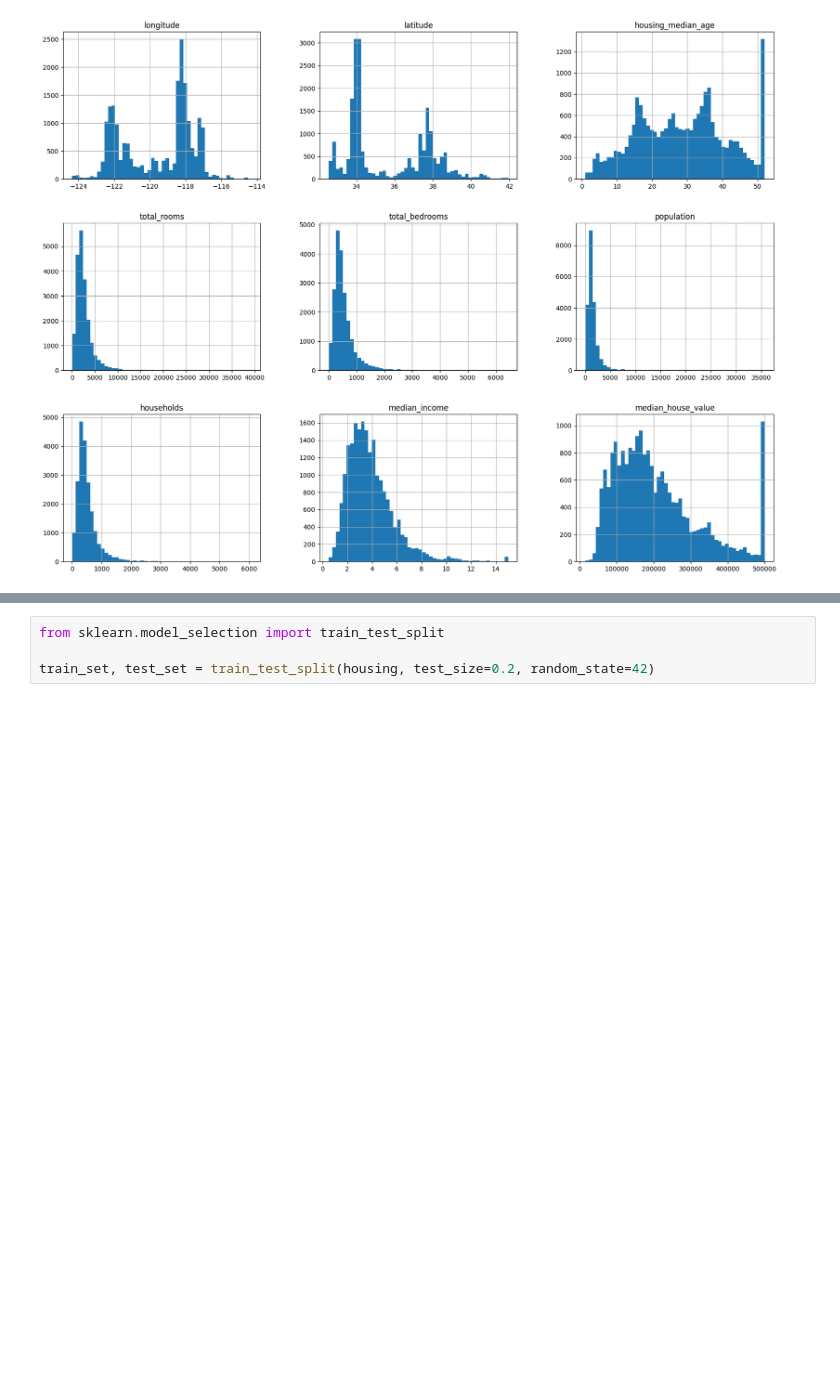
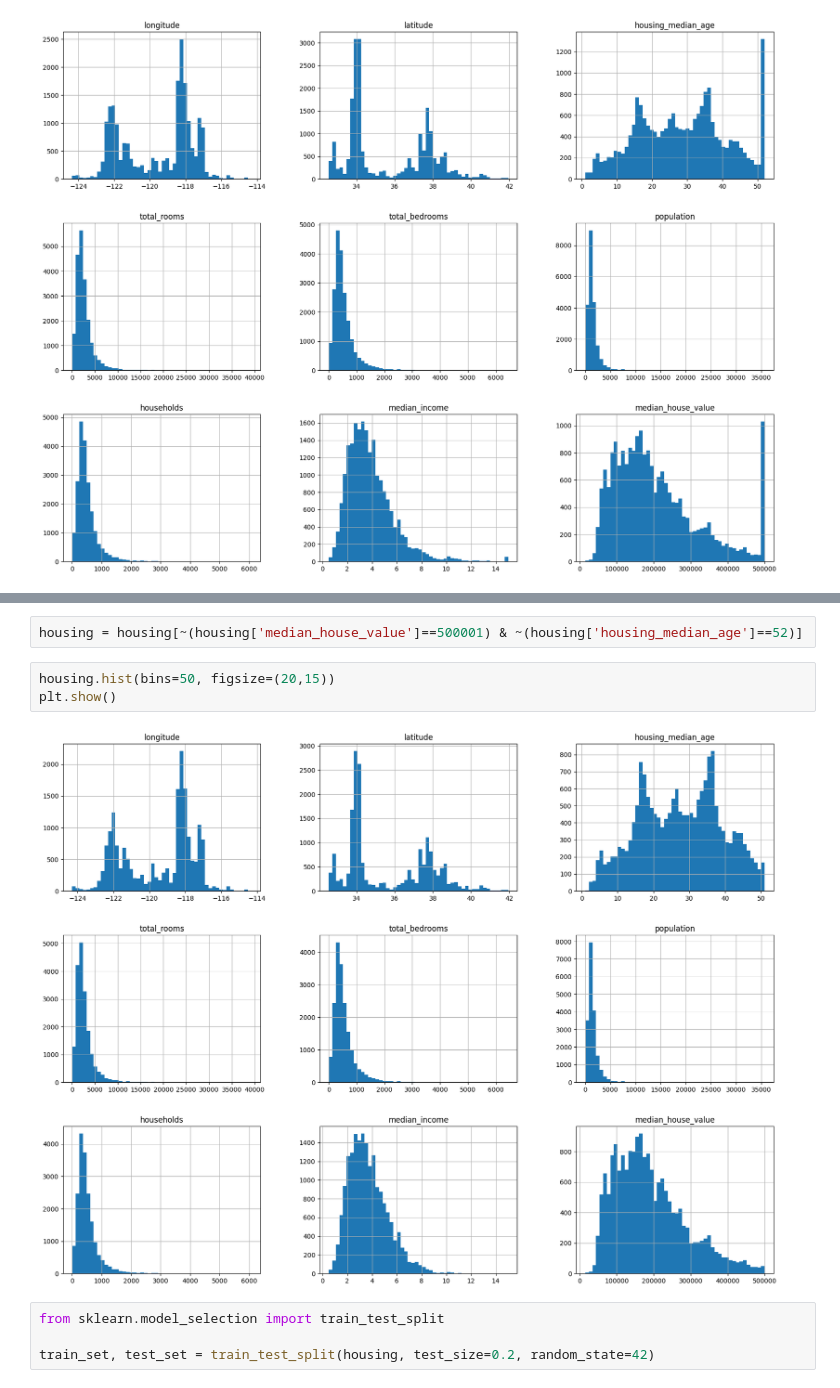
Before and after one commit to raphamonn/housing-regression, a Jupyter notebook: notebooks/housing.ipynb, the cells around one changed output, grey strips where cells are left out. Drawn from its saved outputs; the diff is of its cells as text; blank space fills up the shorter version.

```diff
--- a/notebooks/housing.ipynb
+++ b/notebooks/housing.ipynb
@@ -62,3 +78,10 @@ plt.show()
+# %%
+housing = housing[~(housing['median_house_value']==500001) & ~(housing['housing_median_age']==52)]
+# %%
+housing.hist(bins=50, figsize=(20,15))
+plt.show()
+# %% [output]
+[figure, added]
 # %%
 from sklearn.model_selection import train_test_split
 
```
Also changed, not shown: parts of 1 cell of this notebook, 4 other files.
